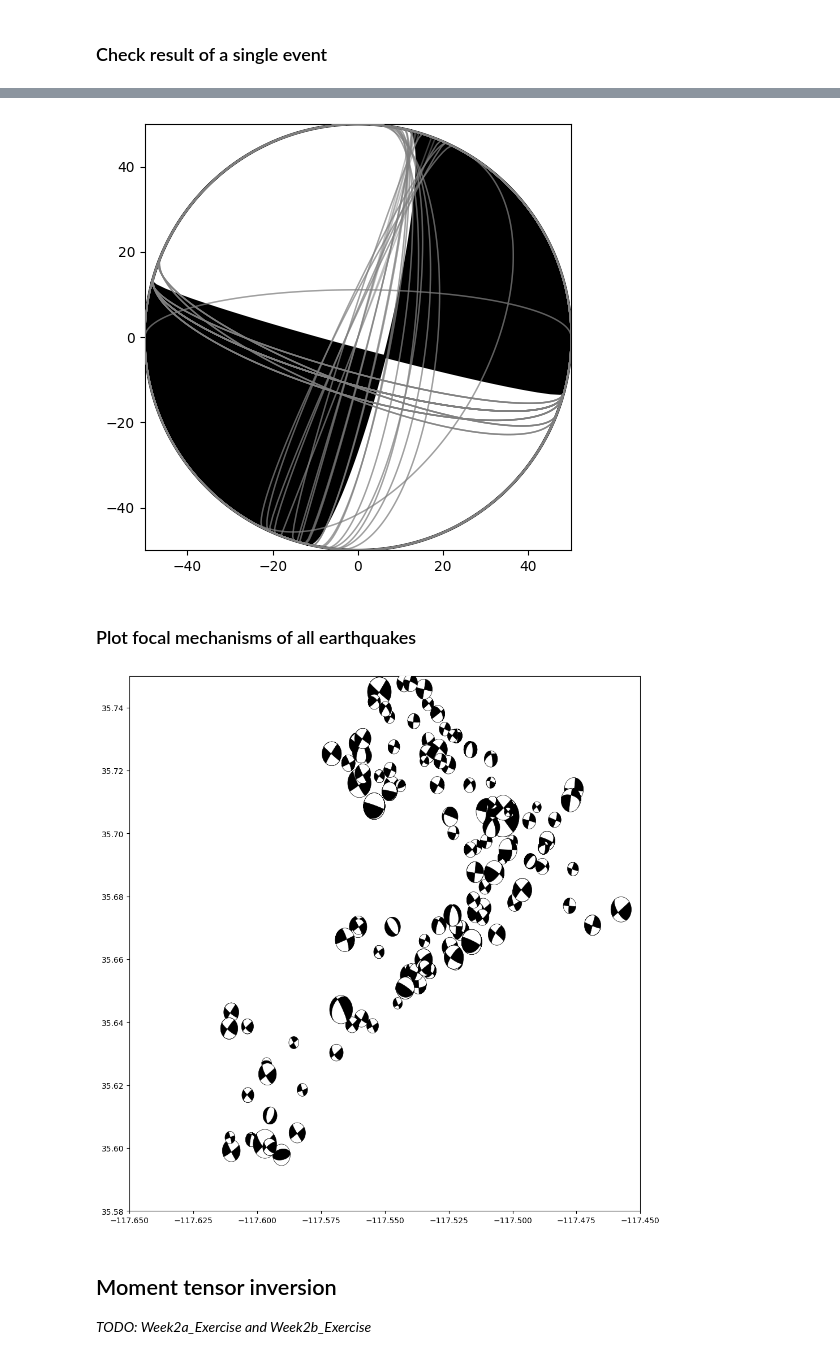
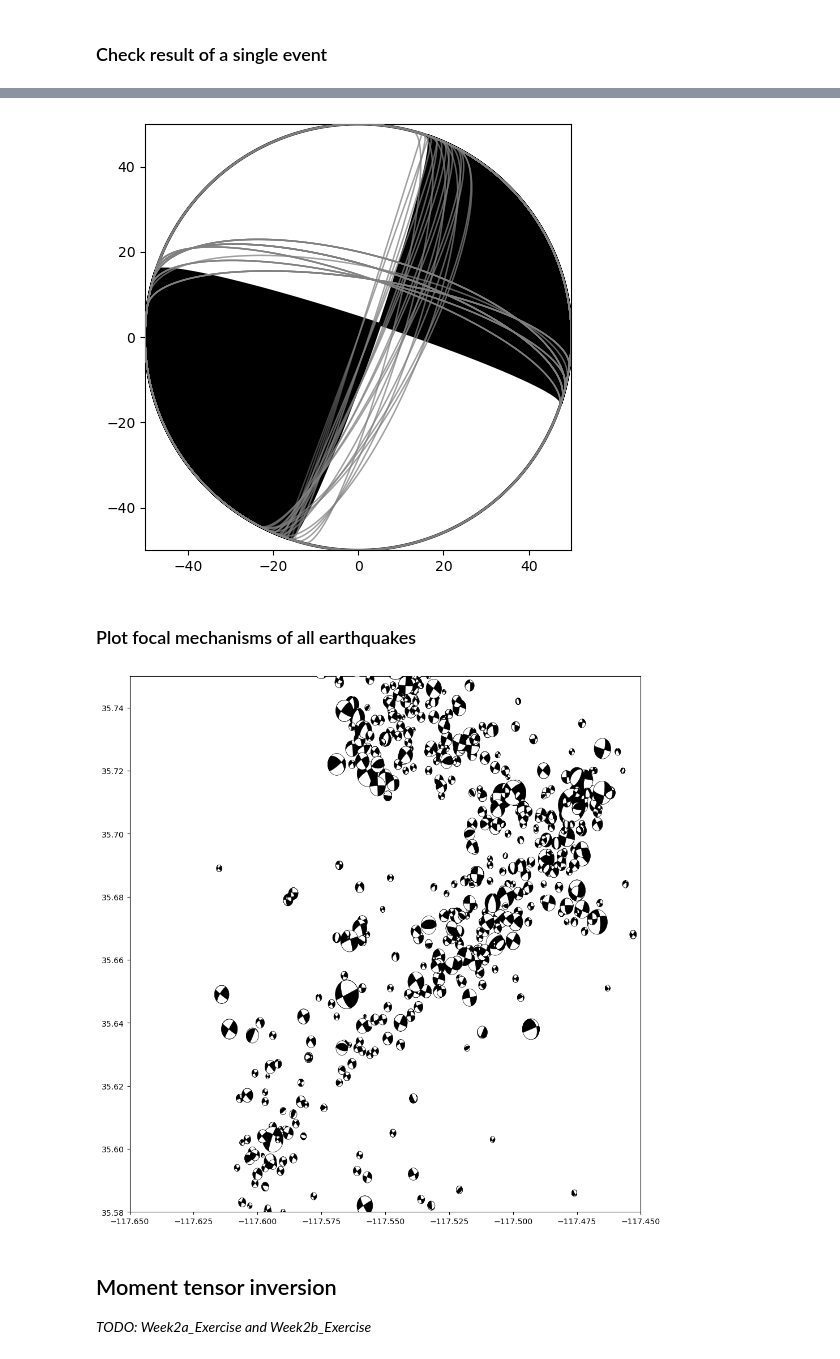
Before and after one commit to AI4EPS/EPS207_Observational_Seismology, a Jupyter notebook: docs/lectures/codes/focal_mechanism.ipynb, the cells around one changed output, grey strips where cells are left out. Saved outputs shown, nothing was run; the diff lists cells and outputs as text; code cells hidden in the pictures.

```diff
--- a/docs/lectures/codes/focal_mechanism.ipynb
+++ b/docs/lectures/codes/focal_mechanism.ipynb
@@ -61,3 +54,29 @@ picks[:3]
+# %%
+# %%
+stations = stations[stations.index.isin(picks["station_id"].unique())]
+
+neigh = NearestNeighbors(n_neighbors=min(len(stations), 10))
+neigh.fit(stations[["longitude", "latitude"]].values)
+
+# %%
+picks = picks.merge(events, on="event_index", suffixes=("_pick", "_event"))
+picks = picks.merge(stations, on="station_id", suffixes=("_pick", "_station"))
+
+# %%
+neigh_ratios = []
+selected_index = []
+for event_index, event in tqdm(events.iterrows(), total=len(events)):
+    sid = neigh.kneighbors([[event["longitude"], event["latitude"]]])[1][0]
+    neigh_stations = stations.iloc[sid].index
+    neigh_picks = picks[(picks["station_id"].isin(neigh_stations)) & (picks["event_index"] == event_index)]
+    neigh_stations_with_picks = neigh_picks["station_id"].unique()
+    neigh_ratios.append(len(neigh_stations_with_picks) / len(neigh_stations))
+    if len(neigh_stations_with_picks) / len(neigh_stations) > 0.3:
+        selected_index.append(event_index)
+events = events.loc[selected_index]
+
+# %%
+picks = picks[picks["event_index"].isin(events.index)]
 # %% [markdown]
 ### Stations and events
 # %%
@@ -86,8 +101,8 @@ station_fmt = "LOCSRCE {} LATLON {:.4f} {:.4f} 0 {}\n"
 # the file containing station information
 stafile = f'./{hash_path}/stations.nll'
 with open(stafile,'w') as fp:
-    for _, station in stations.iterrows():
-        fp.writelines(station_fmt.format(station['station_id'], station['latitude'], station['longitude'], station['elevation_m']/1000))
+    for station_id, station in stations.iterrows():
+        fp.writelines(station_fmt.format(station_id, station['latitude'], station['longitude'], station['elevation_m']/1000))
 # %%
 !head ./hash_results/stations.nll
 # %% [output]
@@ -240,21 +247,21 @@ df_bestmeca
 # %%
 from obspy.imaging.beachball import beach
 fig, ax = plt.subplots()
 # plot the best one first
 strike, dip, rake = df_bestmeca.loc[0].to_numpy()[:3]
 bball = beach(fm=[strike, dip, rake],facecolor='k', xy=(0,0), width=100)
 ax.add_collection(bball)
 # plot all solutions that meet the criterion
-for i in df_allmeca.index:
-    strike, dip, rake = df_allmeca.loc[i].to_numpy()[:3]
+for event_index in df_allmeca.index:
+    strike, dip, rake = df_allmeca.loc[event_index].to_numpy()[:3]
     bball = beach(fm=[strike, dip, rake], linewidth=1, nofill=True, xy=(0,0), width=100, edgecolor='gray', alpha=0.5)
     ax.add_collection(bball)
 plt.xlim(-50, 50)
 plt.ylim(-50, 50)
 ax.set_aspect('equal')
 fig.tight_layout()
 # %% [output]
-[figure, old version]
+[figure, new version]
 # %% [markdown]
 ### Plot focal mechanisms of all earthquakes
 # %%
@@ -263,7 +270,7 @@ fig, ax = plt.subplots(figsize=(10, 10))
 for bestmecafile in bestmecafiles:
     # get the event information
     event_id = os.path.basename(bestmecafile).split('.')[0]
-    evot, mag, evla, evlo, evdp = events.loc[event_id][['time', 'magnitude', 'latitude', 'longitude', 'depth_km']]
+    evot, mag, evla, evlo, evdp = events.loc[int(event_id)][['time', 'magnitude', 'latitude', 'longitude', 'depth_km']]
     # get strike, dip and rake angles
     df_bestmeca= pd.read_csv(bestmecafile, header=None, delim_whitespace=True)
     strike, dip, rake, RMS, Q = df_bestmeca.loc[0].to_numpy()
@@ -278,7 +285,7 @@ ax.set_ylim(35.58, 35.75)
 ax.set_aspect(1.0/np.cos(np.pi/180*stations['latitude'].mean()))
 fig.tight_layout()
 # %% [output]
-[figure, old version]
+[figure, new version]
 # %% [markdown]
 ## Moment tensor inversion
 
```
Also changed, not shown: parts of 15 cells of this notebook.
